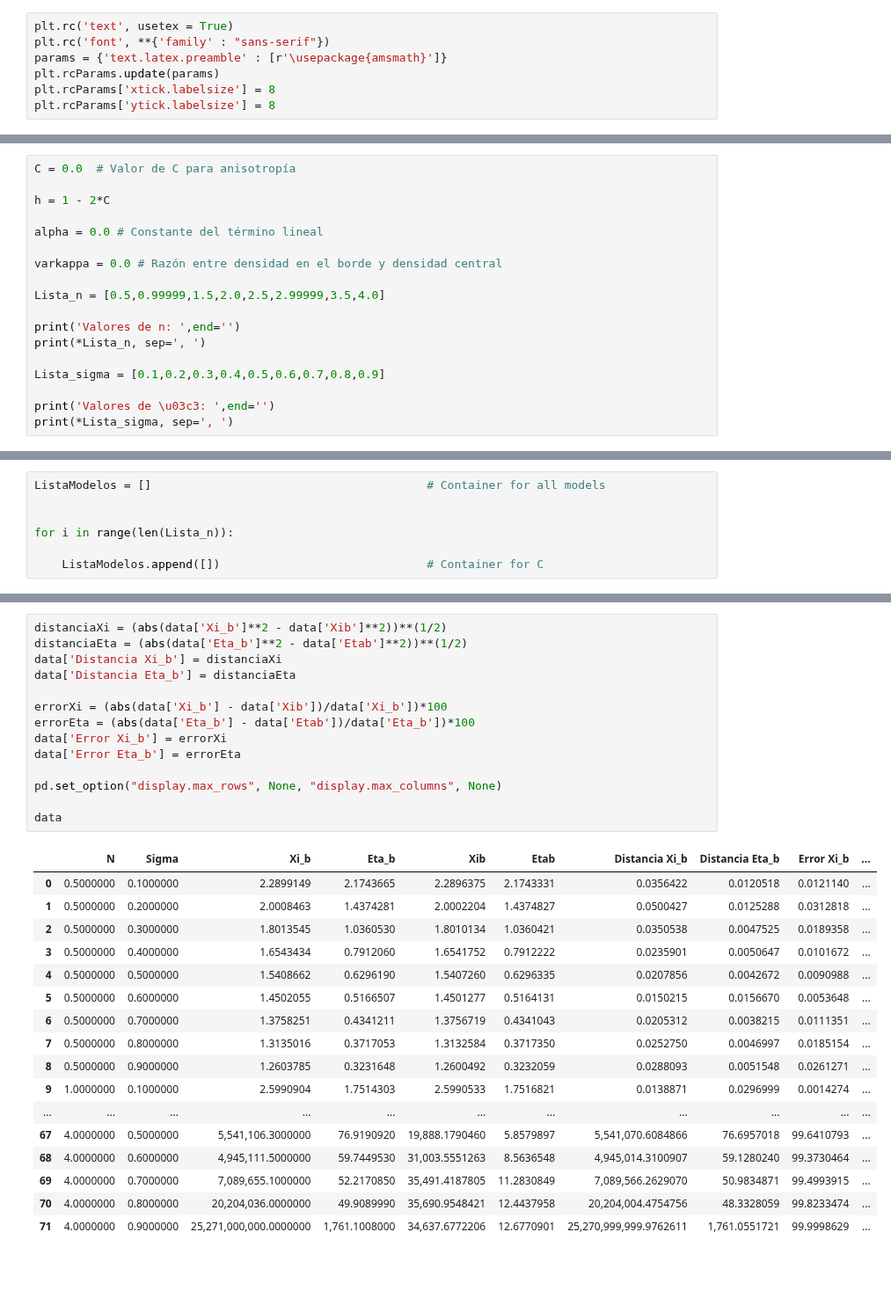
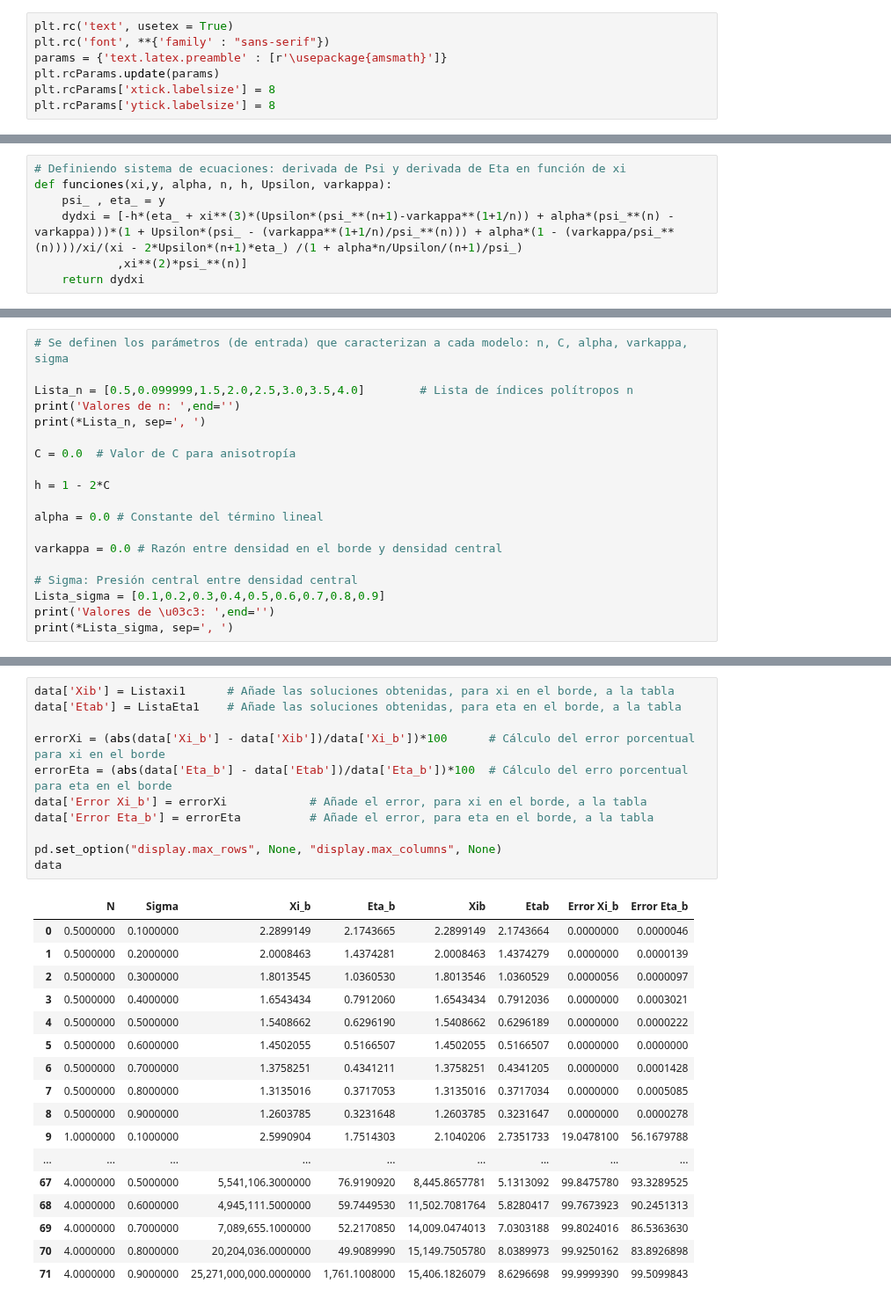
Before and after one commit to danielfsu/TrabajoDeInvestigacion, a Jupyter notebook: Polítropa_Maestra/Polítropa Maestra - Validación T.I..ipynb, the cells around one changed output, grey strips where cells are left out. Shown at 88% size. Saved outputs shown, nothing was run; the diff lists cells and outputs as text; blank space fills up the shorter version.

```diff
--- a/Polítropa_Maestra/Polítropa Maestra - Validación T.I..ipynb
+++ b/Polítropa_Maestra/Polítropa Maestra - Validación T.I..ipynb
@@ -25 +88,8 @@ def funciones(xi,y, alpha, n, h, Upsilon, varkappa):
+# %%
+# Definiendo sistema de ecuaciones: derivada de Psi y derivada de Eta en función de xi
+def funciones(xi,y, alpha, n, h, Upsilon, varkappa):
+    psi_ , eta_ = y
+    dydxi = [-h*(eta_ + xi**(3)*(Upsilon*(psi_**(n+1)-varkappa**(1+1/n)) + alpha*(psi_**(n) - varkappa)))*(1 + Upsilon*(psi_ - (varkappa**(1+1/n)/psi_**(n))) + alpha*(1 - (varkappa/psi_**(n))))/xi/(xi - 2*Upsilon*(n+1)*eta_) /(1 + alpha*n/Upsilon/(n+1)/psi_)
+            ,xi**(2)*psi_**(n)]
+    return dydxi
 # %%
@@ -29,4 +99,10 @@ Msun = 1.989*10**(30)      # Masa solar en S.I.
 # %%
+# Se definen los parámetros (de entrada) que caracterizan a cada modelo: n, C, alpha, varkappa, sigma
+
+Lista_n = [0.5,0.099999,1.5,2.0,2.5,3.0,3.5,4.0]        # Lista de índices polítropos n
+print('Valores de n: ',end='')
+print(*Lista_n, sep=', ')
+
 C = 0.0  # Valor de C para anisotropía
 
 h = 1 - 2*C
@@ -35,13 +111,8 @@ alpha = 0.0 # Constante del término lineal
 
 varkappa = 0.0 # Razón entre densidad en el borde y densidad central
 
-Lista_n = [0.5,0.99999,1.5,2.0,2.5,2.99999,3.5,4.0]
-
-print('Valores de n: ',end='')
-print(*Lista_n, sep=', ')
-
+# Sigma: Presión central entre densidad central
 Lista_sigma = [0.1,0.2,0.3,0.4,0.5,0.6,0.7,0.8,0.9]
-
 print('Valores de \u03c3: ',end='')
 print(*Lista_sigma, sep=', ')
 # %% [output]
@@ -49,8 +120 @@ Valores de n: 0.5, 0.99999, 1.5, 2.0, 2.5, 2.99999, 3.5, 4.0
 Valores de σ: 0.1, 0.2, 0.3, 0.4, 0.5, 0.6, 0.7, 0.8, 0.9
-# %%
-ListaModelos = []                                        # Container for all models
-
-
-for i in range(len(Lista_n)):
-
-    ListaModelos.append([])                              # Container for C
@@ -161,32 +173,29 @@ data
 # %%
-distanciaXi = (abs(data['Xi_b']**2 - data['Xib']**2))**(1/2)
-distanciaEta = (abs(data['Eta_b']**2 - data['Etab']**2))**(1/2)
-data['Distancia Xi_b'] = distanciaXi
-data['Distancia Eta_b'] = distanciaEta
+data['Xib'] = Listaxi1      # Añade las soluciones obtenidas, para xi en el borde, a la tabla
+data['Etab'] = ListaEta1    # Añade las soluciones obtenidas, para eta en el borde, a la tabla
 
-errorXi = (abs(data['Xi_b'] - data['Xib'])/data['Xi_b'])*100
-errorEta = (abs(data['Eta_b'] - data['Etab'])/data['Eta_b'])*100
-data['Error Xi_b'] = errorXi
-data['Error Eta_b'] = errorEta
+errorXi = (abs(data['Xi_b'] - data['Xib'])/data['Xi_b'])*100      # Cálculo del error porcentual para xi en el borde
+errorEta = (abs(data['Eta_b'] - data['Etab'])/data['Eta_b'])*100  # Cálculo del erro porcentual para eta en el borde
+data['Error Xi_b'] = errorXi            # Añade el error, para xi en el borde, a la tabla
+data['Error Eta_b'] = errorEta          # Añade el error, para eta en el borde, a la tabla
 
 pd.set_option("display.max_rows", None, "display.max_columns", None)
-
 data
 # %% [output]
-|  | N | Sigma | Xi_b | Eta_b | Xib | Etab | Distancia Xi_b | Distancia Eta_b | Error Xi_b | ... |
-| 0 | 0.5000000 | 0.1000000 | 2.2899149 | 2.1743665 | 2.2896375 | 2.1743331 | 0.0356422 | 0.0120518 | 0.0121140 | ... |
-| 1 | 0.5000000 | 0.2000000 | 2.0008463 | 1.4374281 | 2.0002204 | 1.4374827 | 0.0500427 | 0.0125288 | 0.0312818 | ... |
-| 2 | 0.5000000 | 0.3000000 | 1.8013545 | 1.0360530 | 1.8010134 | 1.0360421 | 0.0350538 | 0.0047525 | 0.0189358 | ... |
-| 3 | 0.5000000 | 0.4000000 | 1.6543434 | 0.7912060 | 1.6541752 | 0.7912222 | 0.0235901 | 0.0050647 | 0.0101672 | ... |
-| 4 | 0.5000000 | 0.5000000 | 1.5408662 | 0.6296190 | 1.5407260 | 0.6296335 | 0.0207856 | 0.0042672 | 0.0090988 | ... |
-| 5 | 0.5000000 | 0.6000000 | 1.4502055 | 0.5166507 | 1.4501277 | 0.5164131 | 0.0150215 | 0.0156670 | 0.0053648 | ... |
-| 6 | 0.5000000 | 0.7000000 | 1.3758251 | 0.4341211 | 1.3756719 | 0.4341043 | 0.0205312 | 0.0038215 | 0.0111351 | ... |
-| 7 | 0.5000000 | 0.8000000 | 1.3135016 | 0.3717053 | 1.3132584 | 0.3717350 | 0.0252750 | 0.0046997 | 0.0185154 | ... |
-| 8 | 0.5000000 | 0.9000000 | 1.2603785 | 0.3231648 | 1.2600492 | 0.3232059 | 0.0288093 | 0.0051548 | 0.0261271 | ... |
-| 9 | 1.0000000 | 0.1000000 | 2.5990904 | 1.7514303 | 2.5990533 | 1.7516821 | 0.0138871 | 0.0296999 | 0.0014274 | ... |
-| ... | ... | ... | ... | ... | ... | ... | ... | ... | ... | ... |
-| 67 | 4.0000000 | 0.5000000 | 5,541,106.3000000 | 76.9190920 | 19,888.1790460 | 5.8579897 | 5,541,070.6084866 | 76.6957018 | 99.6410793 | ... |
-| 68 | 4.0000000 | 0.6000000 | 4,945,111.5000000 | 59.7449530 | 31,003.5551263 | 8.5636548 | 4,945,014.3100907 | 59.1280240 | 99.3730464 | ... |
-| 69 | 4.0000000 | 0.7000000 | 7,089,655.1000000 | 52.2170850 | 35,491.4187805 | 11.2830849 | 7,089,566.2629070 | 50.9834871 | 99.4993915 | ... |
-| 70 | 4.0000000 | 0.8000000 | 20,204,036.0000000 | 49.9089990 | 35,690.9548421 | 12.4437958 | 20,204,004.4754756 | 48.3328059 | 99.8233474 | ... |
-| 71 | 4.0000000 | 0.9000000 | 25,271,000,000.0000000 | 1,761.1008000 | 34,637.6772206 | 12.6770901 | 25,270,999,999.9762611 | 1,761.0551721 | 99.9998629 | ... |
+|  | N | Sigma | Xi_b | Eta_b | Xib | Etab | Error Xi_b | Error Eta_b |
+| 0 | 0.5000000 | 0.1000000 | 2.2899149 | 2.1743665 | 2.2899149 | 2.1743664 | 0.0000000 | 0.0000046 |
+| 1 | 0.5000000 | 0.2000000 | 2.0008463 | 1.4374281 | 2.0008463 | 1.4374279 | 0.0000000 | 0.0000139 |
+| 2 | 0.5000000 | 0.3000000 | 1.8013545 | 1.0360530 | 1.8013546 | 1.0360529 | 0.0000056 | 0.0000097 |
+| 3 | 0.5000000 | 0.4000000 | 1.6543434 | 0.7912060 | 1.6543434 | 0.7912036 | 0.0000000 | 0.0003021 |
+| 4 | 0.5000000 | 0.5000000 | 1.5408662 | 0.6296190 | 1.5408662 | 0.6296189 | 0.0000000 | 0.0000222 |
+| 5 | 0.5000000 | 0.6000000 | 1.4502055 | 0.5166507 | 1.4502055 | 0.5166507 | 0.0000000 | 0.0000000 |
+| 6 | 0.5000000 | 0.7000000 | 1.3758251 | 0.4341211 | 1.3758251 | 0.4341205 | 0.0000000 | 0.0001428 |
+| 7 | 0.5000000 | 0.8000000 | 1.3135016 | 0.3717053 | 1.3135016 | 0.3717034 | 0.0000000 | 0.0005085 |
+| 8 | 0.5000000 | 0.9000000 | 1.2603785 | 0.3231648 | 1.2603785 | 0.3231647 | 0.0000000 | 0.0000278 |
+| 9 | 1.0000000 | 0.1000000 | 2.5990904 | 1.7514303 | 2.1040206 | 2.7351733 | 19.0478100 | 56.1679788 |
+| ... | ... | ... | ... | ... | ... | ... | ... | ... |
+| 67 | 4.0000000 | 0.5000000 | 5,541,106.3000000 | 76.9190920 | 8,445.8657781 | 5.1313092 | 99.8475780 | 93.3289525 |
+| 68 | 4.0000000 | 0.6000000 | 4,945,111.5000000 | 59.7449530 | 11,502.7081764 | 5.8280417 | 99.7673923 | 90.2451313 |
+| 69 | 4.0000000 | 0.7000000 | 7,089,655.1000000 | 52.2170850 | 14,009.0474013 | 7.0303188 | 99.8024016 | 86.5363630 |
+| 70 | 4.0000000 | 0.8000000 | 20,204,036.0000000 | 49.9089990 | 15,149.7505780 | 8.0389973 | 99.9250162 | 83.8926898 |
+| 71 | 4.0000000 | 0.9000000 | 25,271,000,000.0000000 | 1,761.1008000 | 15,406.1826079 | 8.6296698 | 99.9999390 | 99.5099843 |
```
Also changed, not shown: parts of 14 cells of this notebook.
